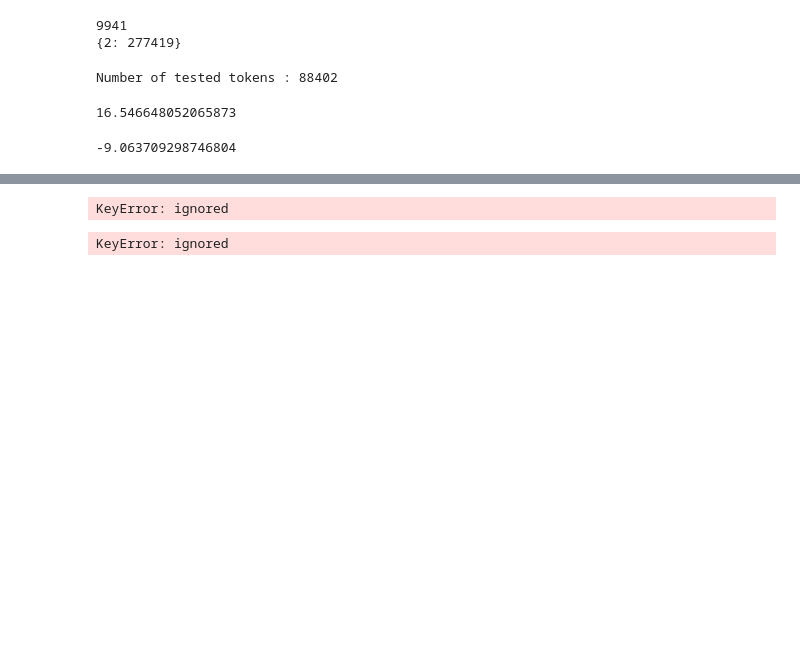
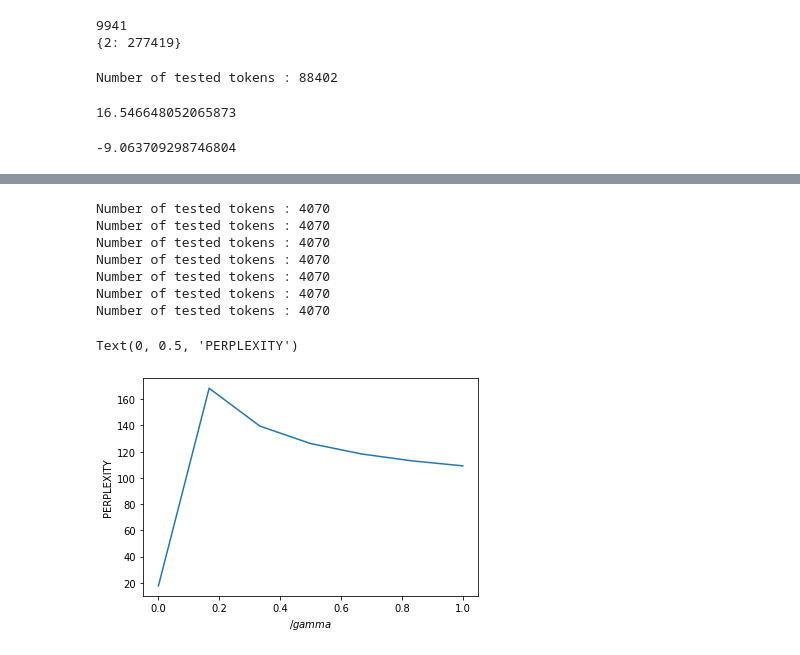
Before and after one commit to NitCoh/NLPAss1, a Jupyter notebook: part1.ipynb, the cells around one changed output, grey strips where cells are left out. Saved outputs shown, nothing was run; the diff lists cells and outputs as text; code cells hidden in the pictures; blank space fills up the shorter version.

```diff
--- a/part1.ipynb
+++ b/part1.ipynb
@@ -326,8 +338,22 @@ ptb.char.train.txt  ptb.test.txt        ptb.valid.txt
-# %%
-lm.outlm[('I')]
-# %% [output]
-KeyError: ignored
-# %%
-lm.outlm[tuple(['consumers'])]
-# %% [output]
-KeyError: ignored
+# %%
+
+gamma_values = np.linspace(0,1,num=7)
+perplexity_values = []
+for gamma in gamma_values:
+  lm = train_word_gen('../data/ptb.train.txt',gamma=gamma)
+  perplexity_values += [perplexity(lm,'../data/ptb.valid.txt')]
+
+plt.plot(gamma_values,perplexity_values)
+#plt.loglog([val for word,val in collections.Counter(corpus).most_common(4000)])
+plt.xlabel('$\gamma$')
+plt.ylabel('PERPLEXITY')
+# %% [output]
+Number of tested tokens : 4070
+Number of tested tokens : 4070
+Number of tested tokens : 4070
+Number of tested tokens : 4070
+Number of tested tokens : 4070
+Number of tested tokens : 4070
+Number of tested tokens : 4070
+Text(0, 0.5, 'PERPLEXITY')
+[figure, added]
```
Also changed, not shown: parts of 6 cells of this notebook.
